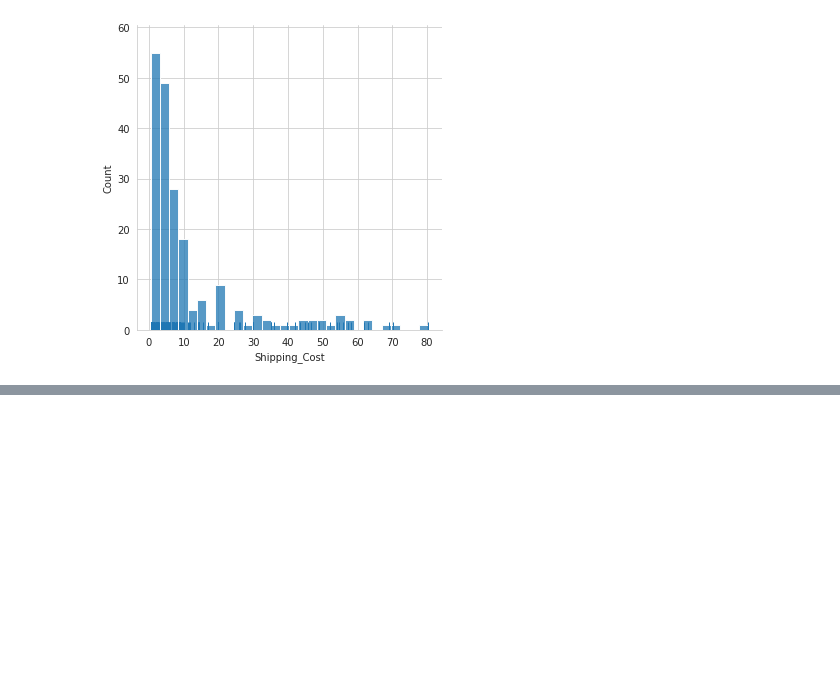
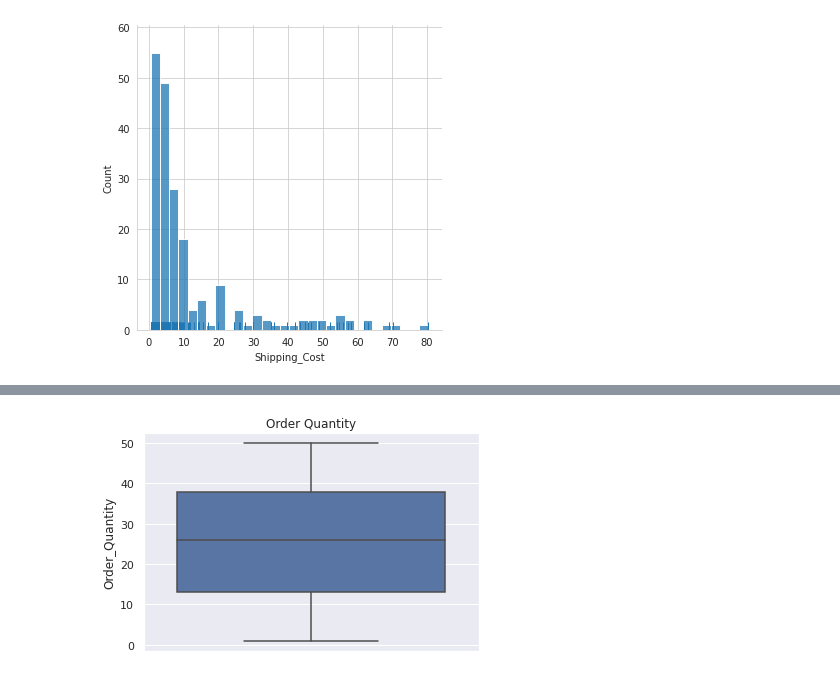
Before and after one commit to Mgrdich/machine_learning_playground, a Jupyter notebook: data_visualization2.ipynb, the cells around one changed output, grey strips where cells are left out. Cells and saved outputs as stored; diff of their text form; code cells hidden in the pictures; blank space fills up the shorter version.

```diff
--- a/data_visualization2.ipynb
+++ b/data_visualization2.ipynb
@@ -47,0 +50,7 @@ AttributeError: can't set attribute
+# %%
+sns.boxplot(y=df['Order_Quantity'])
+plt.title('Order Quantity')
+
+plt.show()
+# %% [output]
+[figure, added]
```
Also changed, not shown: parts of 11 cells of this notebook.
